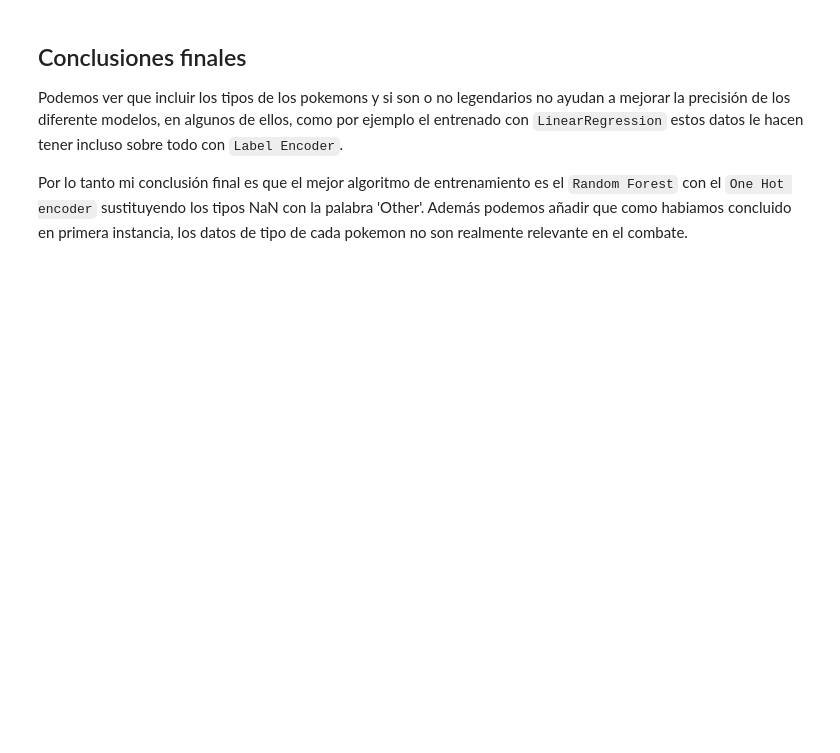
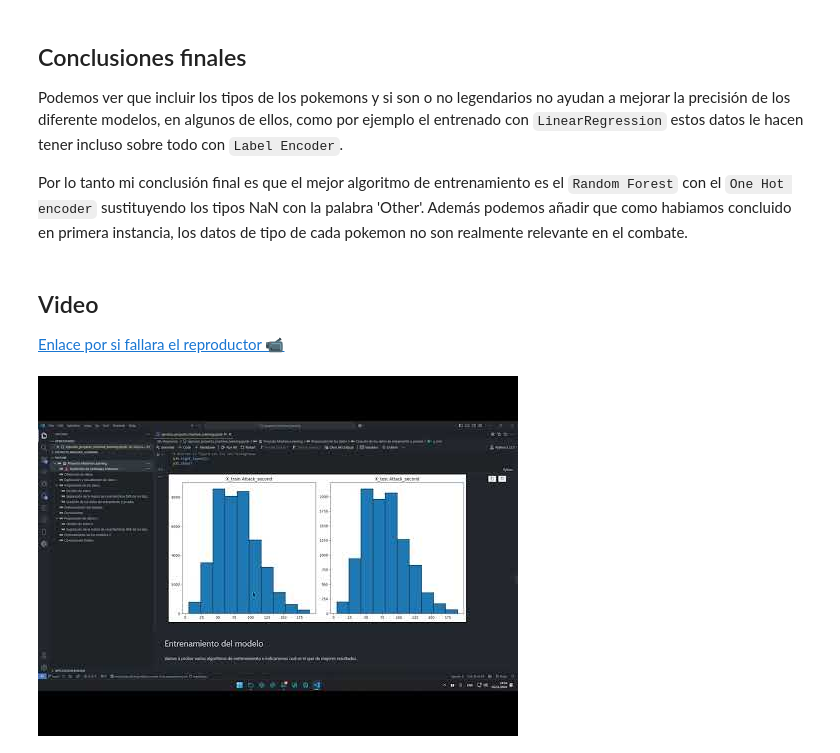
Before and after one commit to DaniRamirezVaquero/ML-Regresion-, a Jupyter notebook: ejercicio_proyecto_machine_learning.ipynb, the cells around one changed output. Drawn from its saved outputs; the diff is of its cells as text; code cells hidden in the pictures; blank space fills up the shorter version.

```diff
--- a/ejercicio_proyecto_machine_learning.ipynb
+++ b/ejercicio_proyecto_machine_learning.ipynb
@@ -676,3 +676,14 @@ El mejor modelo es Random Forest con un R2 Score de 0.76 y el mejor relleno es O
 Podemos ver que incluir los tipos de los pokemons y si son o no legendarios no ayudan a mejorar la precisión de los diferente modelos, en algunos de ellos, como por ejemplo el entrenado con `LinearRegression` estos datos le hacen tener incluso sobre todo con `Label Encoder`.
 
 Por lo tanto mi conclusión final es que el mejor algoritmo de entrenamiento es el `Random Forest` con el `One Hot encoder` sustituyendo los tipos NaN con la palabra 'Other'. Además podemos añadir que como habiamos concluido en primera instancia, los datos de tipo de cada pokemon no son realmente relevante en el combate.
+# %% [markdown]
+## Video
+
+[Enlace por si fallara el reproductor 📹](https://youtu.be/wl2HmEupIo4)
+# %%
+from IPython.display import YouTubeVideo
+
+# Embed YouTube video
+YouTubeVideo('wl2HmEupIo4', width=560, height=315)
+# %% [output]
+[figure, added]
```
Also changed, not shown: parts of 5 cells of this notebook.
